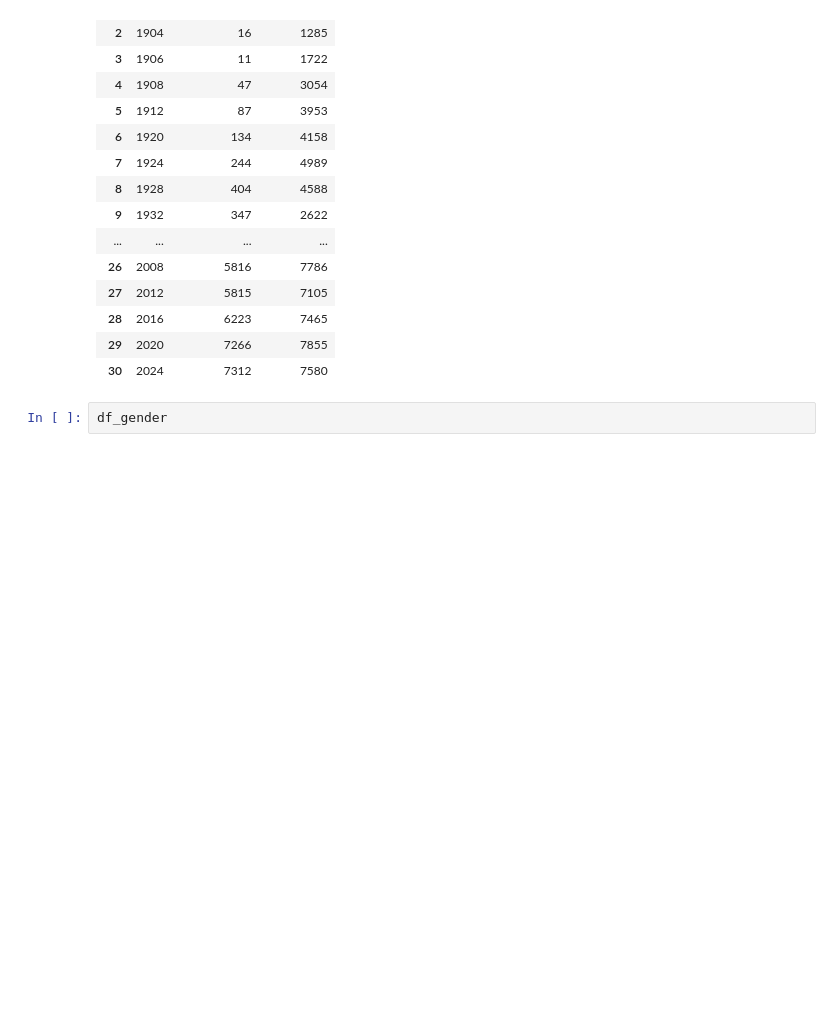
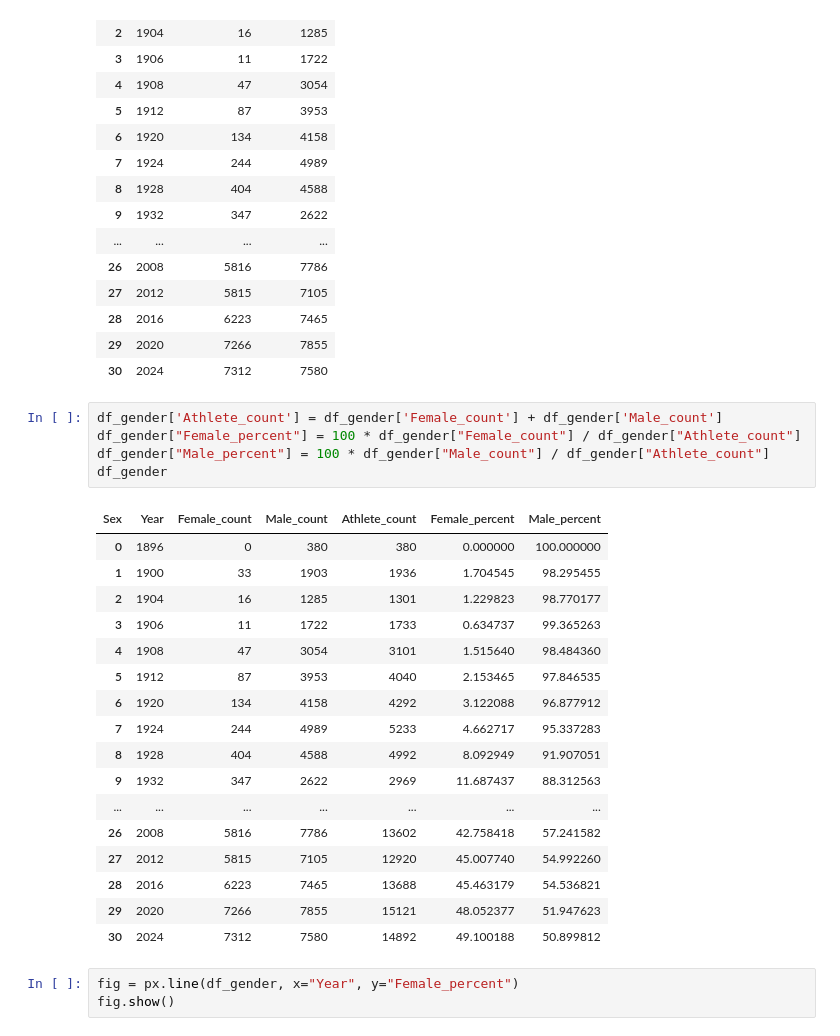
Before and after one commit to dane-analizy/szkolenie_pandas-2026_09_28-2026_09_30, a Jupyter notebook: robocze/15_olimpiada.ipynb, the cells around one changed output. Drawn from its saved outputs; the diff is of its cells as text; blank space fills up the shorter version.

```diff
--- a/robocze/15_olimpiada.ipynb
+++ b/robocze/15_olimpiada.ipynb
@@ -144,4 +144,28 @@ df_gender
 | 29 | 2020 | 7266 | 7855 |
 | 30 | 2024 | 7312 | 7580 |
 # %%
+df_gender['Athlete_count'] = df_gender['Female_count'] + df_gender['Male_count']
+df_gender["Female_percent"] = 100 * df_gender["Female_count"] / df_gender["Athlete_count"]
+df_gender["Male_percent"] = 100 * df_gender["Male_count"] / df_gender["Athlete_count"]
 df_gender
+# %% [output]
+| Sex | Year | Female_count | Male_count | Athlete_count | Female_percent | Male_percent |
+| 0 | 1896 | 0 | 380 | 380 | 0.000000 | 100.000000 |
+| 1 | 1900 | 33 | 1903 | 1936 | 1.704545 | 98.295455 |
+| 2 | 1904 | 16 | 1285 | 1301 | 1.229823 | 98.770177 |
+| 3 | 1906 | 11 | 1722 | 1733 | 0.634737 | 99.365263 |
+| 4 | 1908 | 47 | 3054 | 3101 | 1.515640 | 98.484360 |
+| 5 | 1912 | 87 | 3953 | 4040 | 2.153465 | 97.846535 |
+| 6 | 1920 | 134 | 4158 | 4292 | 3.122088 | 96.877912 |
+| 7 | 1924 | 244 | 4989 | 5233 | 4.662717 | 95.337283 |
+| 8 | 1928 | 404 | 4588 | 4992 | 8.092949 | 91.907051 |
+| 9 | 1932 | 347 | 2622 | 2969 | 11.687437 | 88.312563 |
+| ... | ... | ... | ... | ... | ... | ... |
+| 26 | 2008 | 5816 | 7786 | 13602 | 42.758418 | 57.241582 |
+| 27 | 2012 | 5815 | 7105 | 12920 | 45.007740 | 54.992260 |
+| 28 | 2016 | 6223 | 7465 | 13688 | 45.463179 | 54.536821 |
+| 29 | 2020 | 7266 | 7855 | 15121 | 48.052377 | 51.947623 |
+| 30 | 2024 | 7312 | 7580 | 14892 | 49.100188 | 50.899812 |
+# %%
+fig = px.line(df_gender, x="Year", y="Female_percent")
+fig.show()
```
Also changed, not shown: parts of 2 cells of this notebook.
